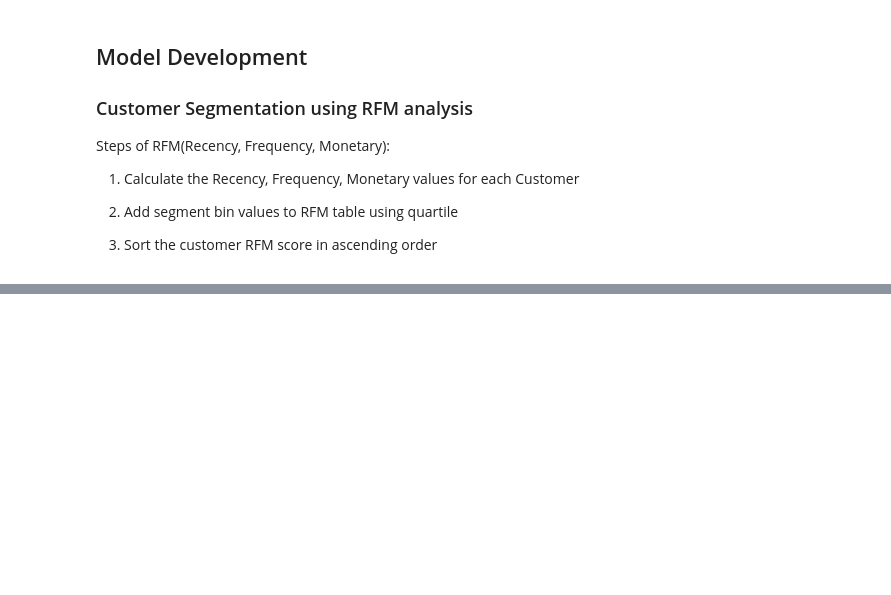
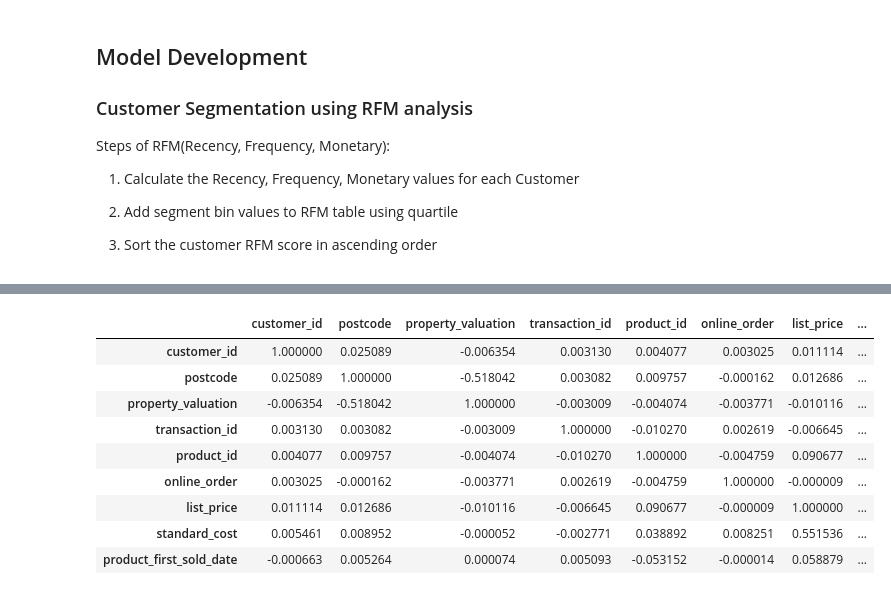
Before and after one commit to jeremychiaa/kpmg-virtual-internship, a Jupyter notebook: sprocket_script.ipynb, the cells around one changed output, grey strips where cells are left out. Drawn from its saved outputs; the diff is of its cells as text; code cells hidden in the pictures; blank space fills up the shorter version.

```diff
--- a/sprocket_script.ipynb
+++ b/sprocket_script.ipynb
@@ -397,0 +437,14 @@ Steps of RFM(Recency, Frequency, Monetary):
+# %%
+# Find potential correlations
+merged_transactions_address.corr()
+# %% [output]
+|  | customer_id | postcode | property_valuation | transaction_id | product_id | online_order | list_price | ... |
+| customer_id | 1.000000 | 0.025089 | -0.006354 | 0.003130 | 0.004077 | 0.003025 | 0.011114 | ... |
+| postcode | 0.025089 | 1.000000 | -0.518042 | 0.003082 | 0.009757 | -0.000162 | 0.012686 | ... |
+| property_valuation | -0.006354 | -0.518042 | 1.000000 | -0.003009 | -0.004074 | -0.003771 | -0.010116 | ... |
+| transaction_id | 0.003130 | 0.003082 | -0.003009 | 1.000000 | -0.010270 | 0.002619 | -0.006645 | ... |
+| product_id | 0.004077 | 0.009757 | -0.004074 | -0.010270 | 1.000000 | -0.004759 | 0.090677 | ... |
+| online_order | 0.003025 | -0.000162 | -0.003771 | 0.002619 | -0.004759 | 1.000000 | -0.000009 | ... |
+| list_price | 0.011114 | 0.012686 | -0.010116 | -0.006645 | 0.090677 | -0.000009 | 1.000000 | ... |
+| standard_cost | 0.005461 | 0.008952 | -0.000052 | -0.002771 | 0.038892 | 0.008251 | 0.551536 | ... |
+| product_first_sold_date | -0.000663 | 0.005264 | 0.000074 | 0.005093 | -0.053152 | -0.000014 | 0.058879 | ... |
```
Also changed, not shown: parts of 4 cells of this notebook.
